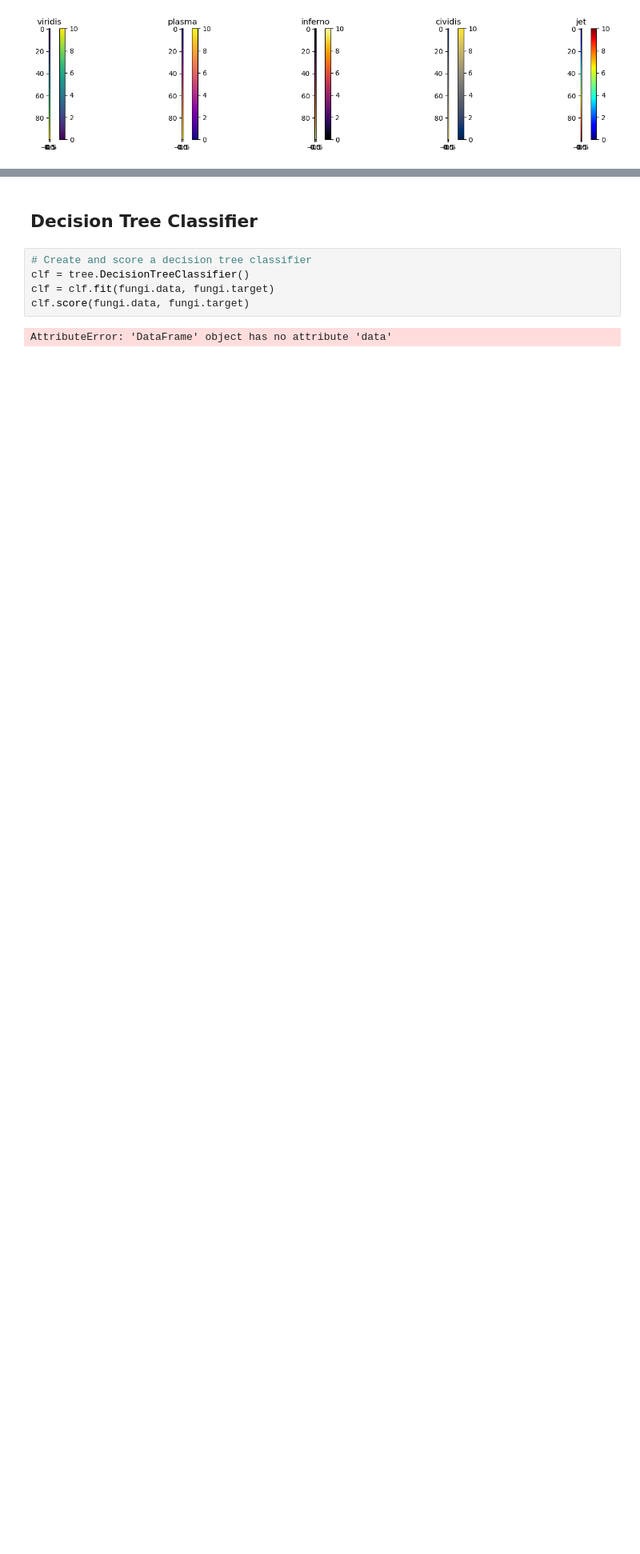
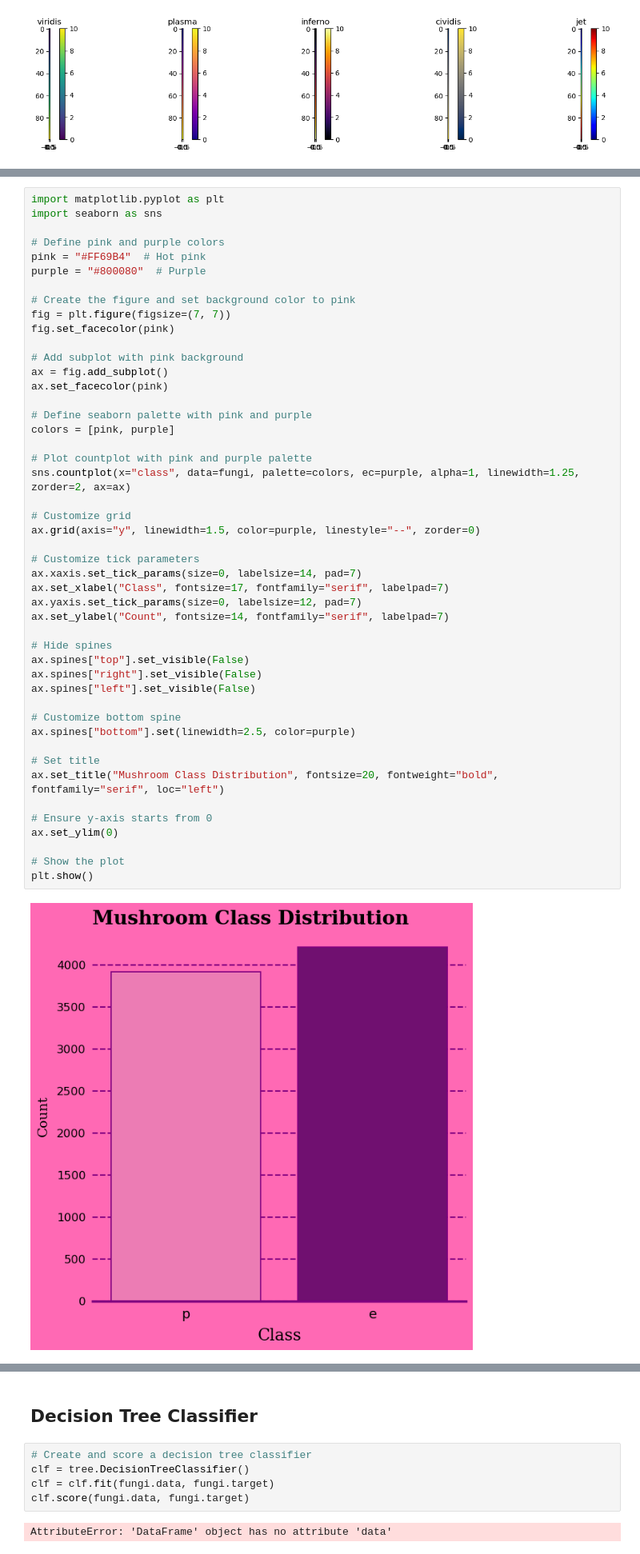
Before and after one commit to McKala1/MKK-Fun, a Jupyter notebook: mushroom_decision_trees_graphviz.ipynb, the cells around one changed output, grey strips where cells are left out. Shown at 80% size. Drawn from its saved outputs; the diff is of its cells as text; blank space fills up the shorter version.

```diff
--- a/mushroom_decision_trees_graphviz.ipynb
+++ b/mushroom_decision_trees_graphviz.ipynb
@@ -104,0 +105,49 @@ fig.show()
+# %%
+import matplotlib.pyplot as plt
+import seaborn as sns
+
+# Define pink and purple colors
+pink = "#FF69B4"  # Hot pink
+purple = "#800080"  # Purple
+
+# Create the figure and set background color to pink
+fig = plt.figure(figsize=(7, 7))
+fig.set_facecolor(pink)
+
+# Add subplot with pink background
+ax = fig.add_subplot()
+ax.set_facecolor(pink)
+
+# Define seaborn palette with pink and purple
+colors = [pink, purple]
+
+# Plot countplot with pink and purple palette
+sns.countplot(x="class", data=fungi, palette=colors, ec=purple, alpha=1, linewidth=1.25, zorder=2, ax=ax)
+
+# Customize grid
+ax.grid(axis="y", linewidth=1.5, color=purple, linestyle="--", zorder=0)
+
+# Customize tick parameters
+ax.xaxis.set_tick_params(size=0, labelsize=14, pad=7)
+ax.set_xlabel("Class", fontsize=17, fontfamily="serif", labelpad=7)
+ax.yaxis.set_tick_params(size=0, labelsize=12, pad=7)
+ax.set_ylabel("Count", fontsize=14, fontfamily="serif", labelpad=7)
+
+# Hide spines
+ax.spines["top"].set_visible(False)
+ax.spines["right"].set_visible(False)
+ax.spines["left"].set_visible(False)
+
+# Customize bottom spine
+ax.spines["bottom"].set(linewidth=2.5, color=purple)
+
+# Set title
+ax.set_title("Mushroom Class Distribution", fontsize=20, fontweight="bold", fontfamily="serif", loc="left")
+
+# Ensure y-axis starts from 0
+ax.set_ylim(0)
+
+# Show the plot
+plt.show()
+# %% [output]
+[figure, added]
```
Also changed, not shown: parts of 4 cells of this notebook.
